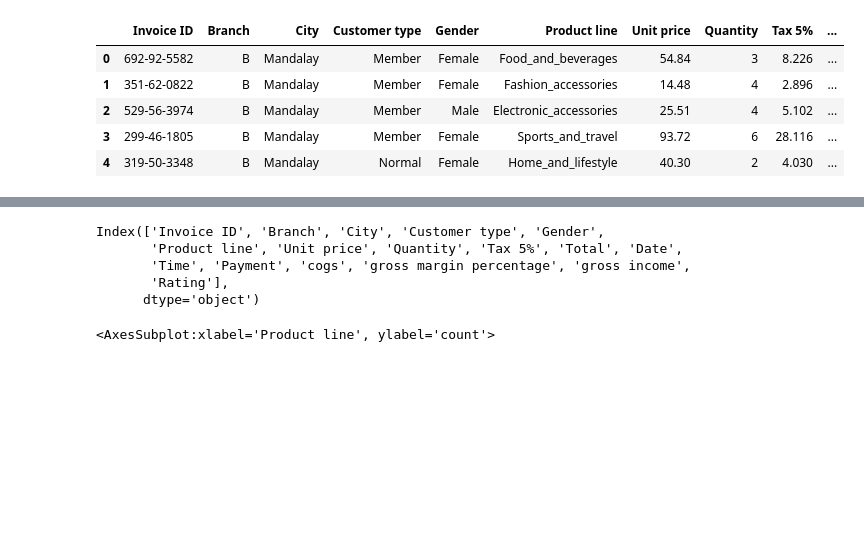
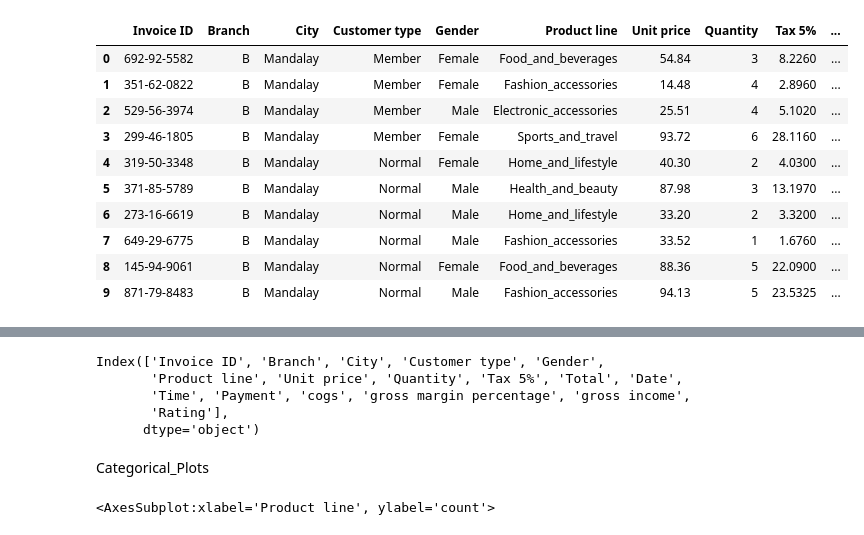
Before and after one commit to watasabi/machine_learning, a Jupyter notebook: seaborn/seaborn_journey.ipynb, the cells around one changed output, grey strips where cells are left out. Drawn from its saved outputs; the diff is of its cells as text; code cells hidden in the pictures; blank space fills up the shorter version.

```diff
--- a/seaborn/seaborn_journey.ipynb
+++ b/seaborn/seaborn_journey.ipynb
@@ -7,14 +7,19 @@ import seaborn as sns
 %matplotlib inline
 # %%
 mart = pd.read_excel('supermarket_sales.xlsx')
-mart.head()
+mart.head(10)
 # %% [output]
 |  | Invoice ID | Branch | City | Customer type | Gender | Product line | Unit price | Quantity | Tax 5% | ... |
-| 0 | 692-92-5582 | B | Mandalay | Member | Female | Food_and_beverages | 54.84 | 3 | 8.226 | ... |
-| 1 | 351-62-0822 | B | Mandalay | Member | Female | Fashion_accessories | 14.48 | 4 | 2.896 | ... |
-| 2 | 529-56-3974 | B | Mandalay | Member | Male | Electronic_accessories | 25.51 | 4 | 5.102 | ... |
-| 3 | 299-46-1805 | B | Mandalay | Member | Female | Sports_and_travel | 93.72 | 6 | 28.116 | ... |
-| 4 | 319-50-3348 | B | Mandalay | Normal | Female | Home_and_lifestyle | 40.30 | 2 | 4.030 | ... |
+| 0 | 692-92-5582 | B | Mandalay | Member | Female | Food_and_beverages | 54.84 | 3 | 8.2260 | ... |
+| 1 | 351-62-0822 | B | Mandalay | Member | Female | Fashion_accessories | 14.48 | 4 | 2.8960 | ... |
+| 2 | 529-56-3974 | B | Mandalay | Member | Male | Electronic_accessories | 25.51 | 4 | 5.1020 | ... |
+| 3 | 299-46-1805 | B | Mandalay | Member | Female | Sports_and_travel | 93.72 | 6 | 28.1160 | ... |
+| 4 | 319-50-3348 | B | Mandalay | Normal | Female | Home_and_lifestyle | 40.30 | 2 | 4.0300 | ... |
+| 5 | 371-85-5789 | B | Mandalay | Normal | Male | Health_and_beauty | 87.98 | 3 | 13.1970 | ... |
+| 6 | 273-16-6619 | B | Mandalay | Normal | Male | Home_and_lifestyle | 33.20 | 2 | 3.3200 | ... |
+| 7 | 649-29-6775 | B | Mandalay | Normal | Male | Fashion_accessories | 33.52 | 1 | 1.6760 | ... |
+| 8 | 145-94-9061 | B | Mandalay | Normal | Female | Food_and_beverages | 88.36 | 5 | 22.0900 | ... |
+| 9 | 871-79-8483 | B | Mandalay | Normal | Male | Fashion_accessories | 94.13 | 5 | 23.5325 | ... |
 # %%
 mart.describe()
 # %% [output]
@@ -35,6 +40,8 @@ Index(['Invoice ID', 'Branch', 'City', 'Customer type', 'Gender',
        'Time', 'Payment', 'cogs', 'gross margin percentage', 'gross income',
        'Rating'],
       dtype='object')
+# %% [markdown]
+<font size="8">Categorical_Plots</font>
 # %%
 sns.countplot(x = mart['Product line'])
 # %% [output]
```
Also changed, not shown: parts of 16 cells of this notebook.
